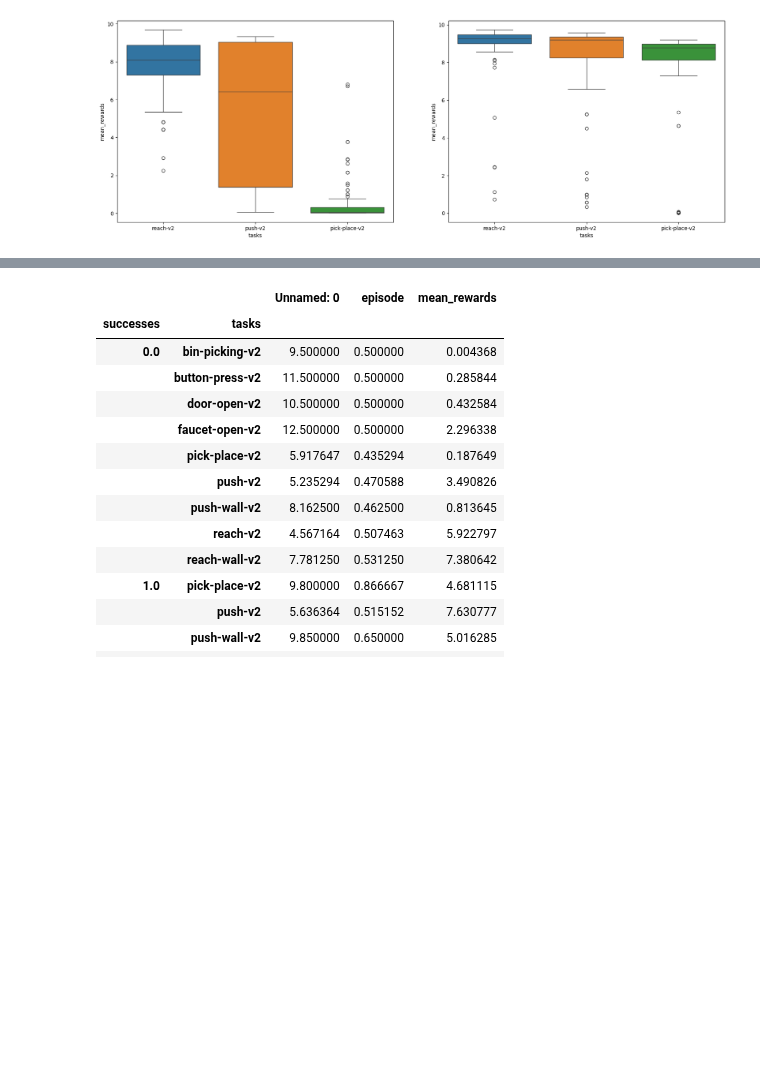
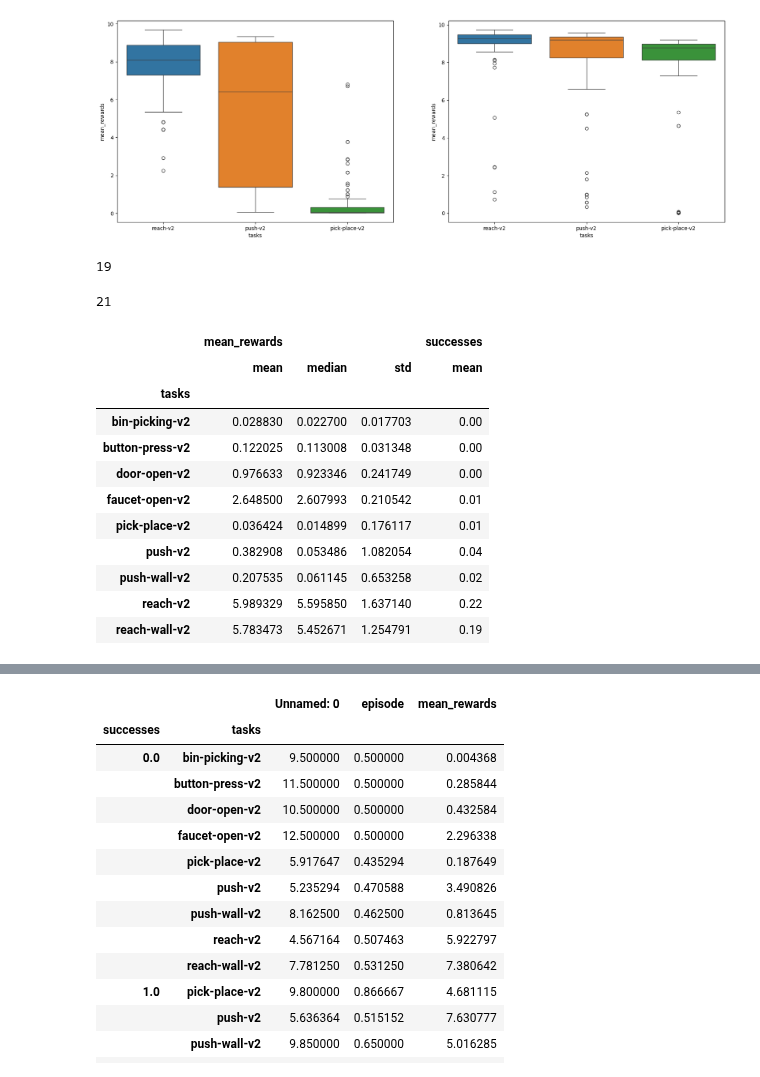
Before and after one commit to gdubbs100/right_left_brain_rl, a Jupyter notebook: analysis/rl2_analysis.ipynb, the cells around one changed output, grey strips where cells are left out. Saved outputs shown, nothing was run; the diff lists cells and outputs as text; code cells hidden in the pictures; blank space fills up the shorter version.

```diff
--- a/analysis/rl2_analysis.ipynb
+++ b/analysis/rl2_analysis.ipynb
@@ -30,3 +30,43 @@ sns.boxplot(
 # %% [output]
 <Axes: xlabel='tasks', ylabel='mean_rewards'>
 [figure]
+# %%
+(
+    rl2_double_test
+    .query('tasks=="pick-place-v2"')
+    .query('mean_rewards>0.5')
+    .shape[0]
+)
+# %% [output]
+19
+# %%
+(
+    rl2_double_test
+    .query('tasks=="reach-v2"')
+    .query('mean_rewards<4')
+    .shape[0]
+)
+# %% [output]
+21
+# %%
+(
+    rl2_bicameral_test
+    .groupby('tasks')
+    .agg({
+    'mean_rewards':['mean','median','std'],
+    'successes':'mean'
+})
+)
+# %% [output]
+|  | mean_rewards |  |  | successes |
+|  | mean | median | std | mean |
+| tasks |  |  |  |  |
+| bin-picking-v2 | 0.028830 | 0.022700 | 0.017703 | 0.00 |
+| button-press-v2 | 0.122025 | 0.113008 | 0.031348 | 0.00 |
+| door-open-v2 | 0.976633 | 0.923346 | 0.241749 | 0.00 |
+| faucet-open-v2 | 2.648500 | 2.607993 | 0.210542 | 0.01 |
+| pick-place-v2 | 0.036424 | 0.014899 | 0.176117 | 0.01 |
+| push-v2 | 0.382908 | 0.053486 | 1.082054 | 0.04 |
+| push-wall-v2 | 0.207535 | 0.061145 | 0.653258 | 0.02 |
+| reach-v2 | 5.989329 | 5.595850 | 1.637140 | 0.22 |
+| reach-wall-v2 | 5.783473 | 5.452671 | 1.254791 | 0.19 |
```
Also changed, not shown: parts of 6 cells of this notebook, 1 other file.
